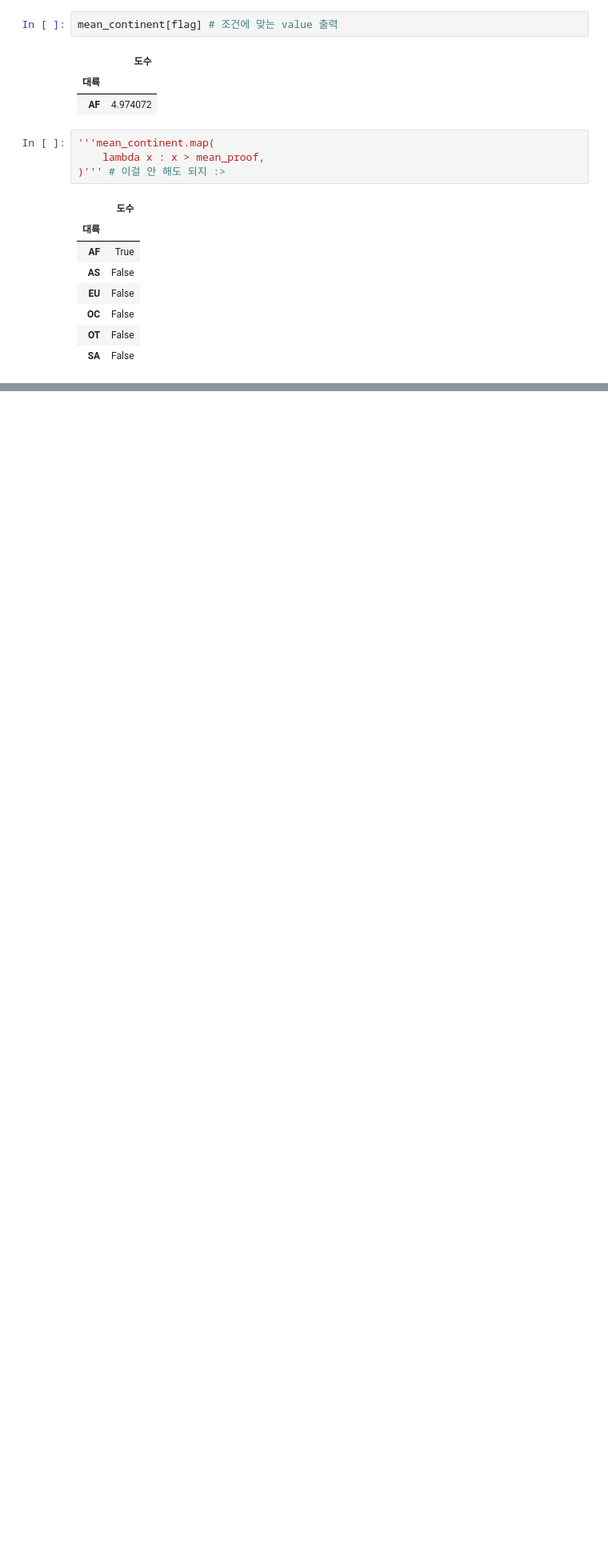
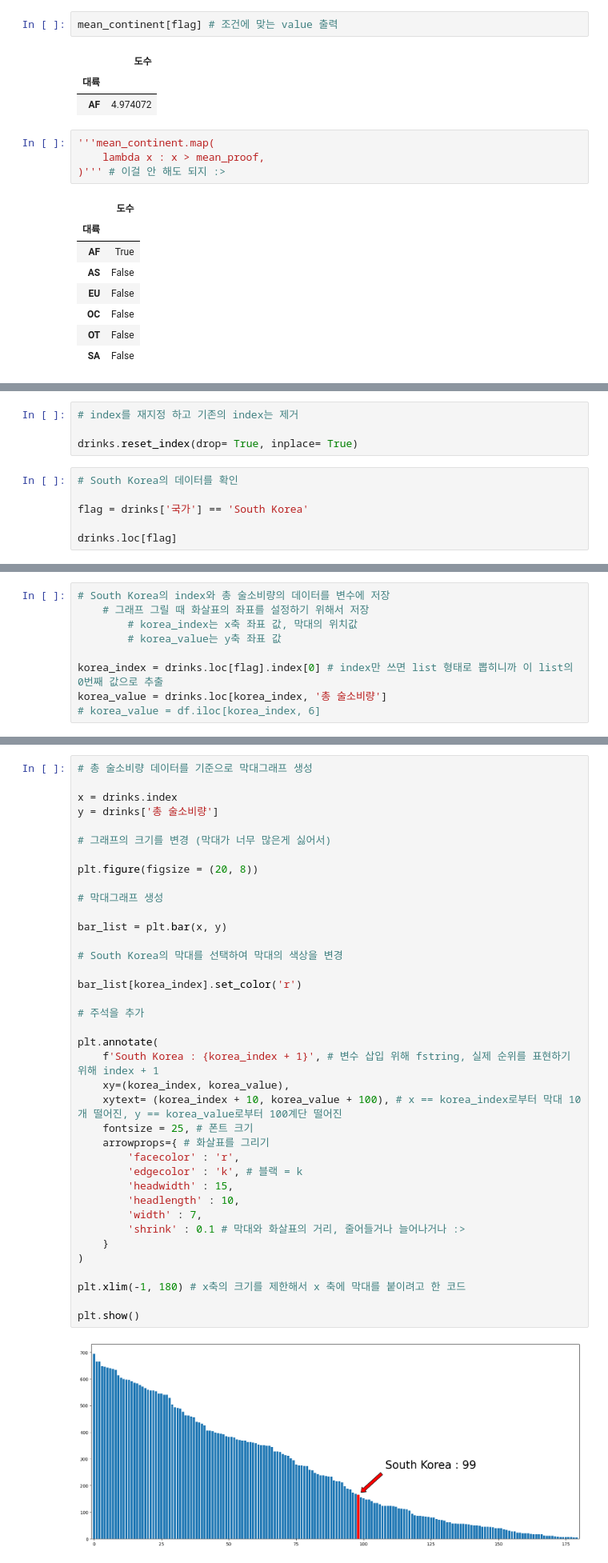
Before and after one commit to do-po/test_1, a Jupyter notebook: Python/24_03_25/drinks.ipynb, the cells around one changed output, grey strips where cells are left out. Shown at 80% size. Drawn from its saved outputs; the diff is of its cells as text; blank space fills up the shorter version.

```diff
--- a/Python/24_03_25/drinks.ipynb
+++ b/Python/24_03_25/drinks.ipynb
@@ -173,0 +188,10 @@ mean_continent[flag] # 조건에 맞는 value 출력
+# %%
+# index를 재지정 하고 기존의 index는 제거
+
+drinks.reset_index(drop= True, inplace= True)
+# %%
+# South Korea의 데이터를 확인
+
+flag = drinks['국가'] == 'South Korea'
+
+drinks.loc[flag]
@@ -173,0 +201,9 @@ mean_continent[flag] # 조건에 맞는 value 출력
+# %%
+# South Korea의 index와 총 술소비량의 데이터를 변수에 저장
+    # 그래프 그릴 때 화살표의 좌표를 설정하기 위해서 저장
+        # korea_index는 x축 좌표 값, 막대의 위치값
+        # korea_value는 y축 좌표 값
+
+korea_index = drinks.loc[flag].index[0] # index만 쓰면 list 형태로 뽑히니까 이 list의 0번째 값으로 추출
+korea_value = drinks.loc[korea_index, '총 술소비량']
+# korea_value = df.iloc[korea_index, 6]
@@ -173,0 +222,40 @@ mean_continent[flag] # 조건에 맞는 value 출력
+# %%
+# 총 술소비량 데이터를 기준으로 막대그래프 생성
+
+x = drinks.index
+y = drinks['총 술소비량']
+
+# 그래프의 크기를 변경 (막대가 너무 많은게 싫어서)
+
+plt.figure(figsize = (20, 8))
+
+# 막대그래프 생성
+
+bar_list = plt.bar(x, y)
+
+# South Korea의 막대를 선택하여 막대의 색상을 변경
+
+bar_list[korea_index].set_color('r')
+
+# 주석을 추가
+
+plt.annotate(
+    f'South Korea : {korea_index + 1}', # 변수 삽입 위해 fstring, 실제 순위를 표현하기 위해 index + 1
+    xy=(korea_index, korea_value),
+    xytext= (korea_index + 10, korea_value + 100), # x == korea_index로부터 막대 10개 떨어진, y == korea_value로부터 100계단 떨어진
+    fontsize = 25, # 폰트 크기
+    arrowprops={ # 화살표를 그리기
+        'facecolor' : 'r',
+        'edgecolor' : 'k', # 블랙 = k
+        'headwidth' : 15,
+        'headlength' : 10,
+        'width' : 7,
+        'shrink' : 0.1 # 막대와 화살표의 거리, 줄어들거나 늘어나거나 :>
+    }
+)
+
+plt.xlim(-1, 180) # x축의 크기를 제한해서 x 축에 막대를 붙이려고 한 코드
+
+plt.show()
+# %% [output]
+[figure, added]
```
Also changed, not shown: parts of 6 cells of this notebook, 1 other file.
